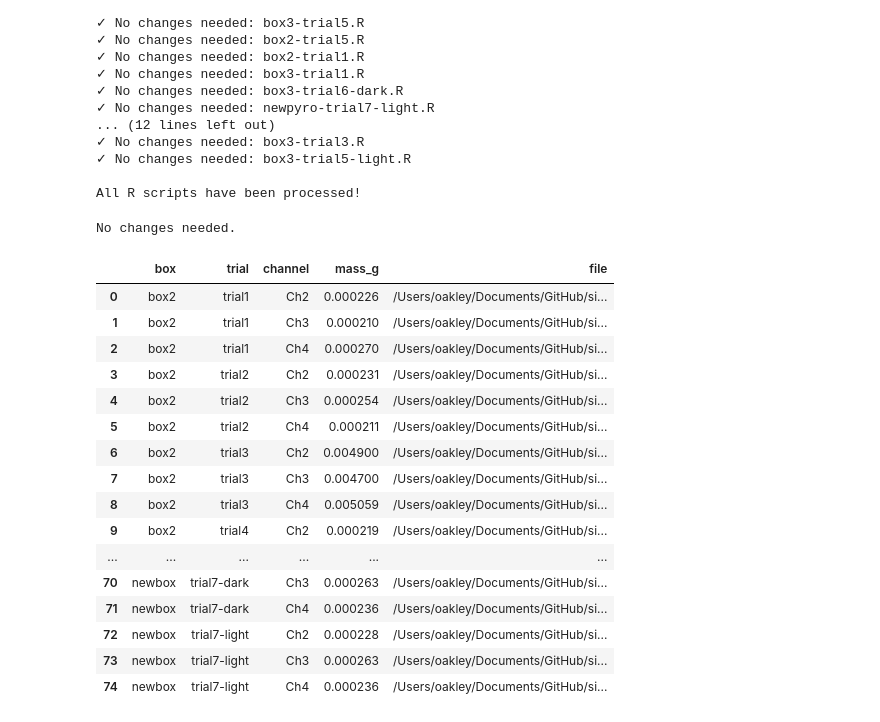
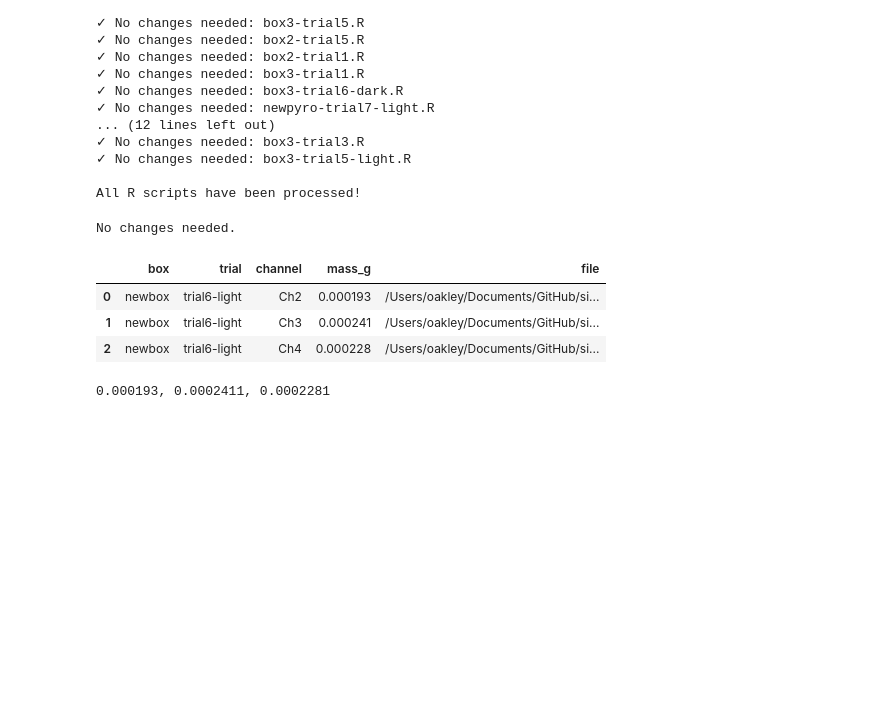
Before and after one commit to ucsb-oakley-lab/signal_respirometry, a Jupyter notebook: notebooks/B_batch_respirometry_final.ipynb, the cells around one changed output. Drawn from its saved outputs; the diff is of its cells as text; code cells hidden in the pictures; blank space fills up the shorter version.

```diff
--- a/notebooks/B_batch_respirometry_final.ipynb
+++ b/notebooks/B_batch_respirometry_final.ipynb
@@ -635,7 +637,7 @@ Completed: 14/24 runs succeeded
 # %%
 # --- Run and view a single run (ad hoc) ---
 
-single_run = next(r for r in runs if r['trial'] == 'trial4' and r['brick'] == 'box2')
+single_run = next(r for r in runs if r['trial'] == 'trial6' and r['brick'] == 'newbox')
 success, message = run_respirometry_analysis(single_run)
 print(message)
 
@@ -1147,59 +1357,53 @@ for name in changed_files:
 # %% [output]
 No changes needed.
 # %%
+#This Tool extracts the masses from the R scripts and creates a summary table
+
 import re
 from pathlib import Path
 import pandas as pd
 
 base = Path("/Users/oakley/Documents/GitHub/signal_respirometry/data/adriana_final_r")
 files = [
-    "newpyro-trial7-dark.R","newpyro-trial2.R","box3-trial7-dark.R","box2-trial2.R","newpyro-trial5.R",
-    "newpyro-trial1.R","box3-trial5.R","box2-trial5.R","box2-trial1.R","box3-trial1.R","box3-trial6-dark.R",
-    "newpyro-trial7-light.R","newpyro-trial4.R","newpyro-trial6-dark.R","box3-trial7-light.R","box3-trial6-light.R",
-    "box2-trial4.R","box3-trial4.R","newpyro-trial6-light.R","box3-trial4-light.R","newpyro-trial3.R",
-    "newpyro-trial5-light.R","box2-trial4-light.R","box2-trial3.R","box3-trial3.R","box3-trial5-light.R",
+    "newpyro-trial6-light.R",
 ]
+
+#All the files
+#"newpyro-trial2.R","box3-trial7-dark.R","box2-trial2.R","newpyro-trial5.R",
+#"newpyro-trial1.R","box3-trial5.R","box2-trial5.R","box2-trial1.R","box3-trial1.R","box3-trial6-dark.R",
+#"newpyro-trial7-light.R","newpyro-trial4.R","newpyro-trial6-dark.R","box3-trial7-light.R","box3-trial6-light.R",
+#"box2-trial4.R","box3-trial4.R","newpyro-trial6-light.R","box3-trial4-light.R","newpyro-trial3.R",
+#"newpyro-trial5-light.R","box2-trial4-light.R","box2-trial3.R","box3-trial3.R","box3-trial5-light.R"
 
 mass_re = re.compile(r"^Mass(\d+)\s*<-\s*([0-9.eE+-]+)")
 
 records = []
 for fname in files:
     path = base / fname
     if not path.exists():
         continue
     brick_raw, trial_part = path.stem.split("-", 1)
     box = "newbox" if brick_raw == "newpyro" else brick_raw  # map newpyro→newbox
     with path.open() as f:
         for line in f:
             m = mass_re.match(line.strip())
             if m:
                 channel = f"Ch{int(m.group(1))}"
                 mass = float(m.group(2))
                 records.append({
                     "box": box,
                     "trial": trial_part,   # includes light/dark suffix if present
                     "channel": channel,
                     "mass_g": mass,
                     "file": str(path),
                 })
 
 df = pd.DataFrame(records).sort_values(["box","trial","channel"]).reset_index(drop=True)
 display(df)
+print(", ".join(df["mass_g"].astype(str)))
 # %% [output]
 |  | box | trial | channel | mass_g | file |
-| 0 | box2 | trial1 | Ch2 | 0.000226 | /Users/oakley/Documents/GitHub/si... |
-| 1 | box2 | trial1 | Ch3 | 0.000210 | /Users/oakley/Documents/GitHub/si... |
-| 2 | box2 | trial1 | Ch4 | 0.000270 | /Users/oakley/Documents/GitHub/si... |
-| 3 | box2 | trial2 | Ch2 | 0.000231 | /Users/oakley/Documents/GitHub/si... |
-| 4 | box2 | trial2 | Ch3 | 0.000254 | /Users/oakley/Documents/GitHub/si... |
-| 5 | box2 | trial2 | Ch4 | 0.000211 | /Users/oakley/Documents/GitHub/si... |
-| 6 | box2 | trial3 | Ch2 | 0.004900 | /Users/oakley/Documents/GitHub/si... |
-| 7 | box2 | trial3 | Ch3 | 0.004700 | /Users/oakley/Documents/GitHub/si... |
-| 8 | box2 | trial3 | Ch4 | 0.005059 | /Users/oakley/Documents/GitHub/si... |
-| 9 | box2 | trial4 | Ch2 | 0.000219 | /Users/oakley/Documents/GitHub/si... |
-| ... | ... | ... | ... | ... | ... |
-| 70 | newbox | trial7-dark | Ch3 | 0.000263 | /Users/oakley/Documents/GitHub/si... |
-| 71 | newbox | trial7-dark | Ch4 | 0.000236 | /Users/oakley/Documents/GitHub/si... |
-| 72 | newbox | trial7-light | Ch2 | 0.000228 | /Users/oakley/Documents/GitHub/si... |
-| 73 | newbox | trial7-light | Ch3 | 0.000263 | /Users/oakley/Documents/GitHub/si... |
-| 74 | newbox | trial7-light | Ch4 | 0.000236 | /Users/oakley/Documents/GitHub/si... |
+| 0 | newbox | trial6-light | Ch2 | 0.000193 | /Users/oakley/Documents/GitHub/si... |
+| 1 | newbox | trial6-light | Ch3 | 0.000241 | /Users/oakley/Documents/GitHub/si... |
+| 2 | newbox | trial6-light | Ch4 | 0.000228 | /Users/oakley/Documents/GitHub/si... |
+0.000193, 0.0002411, 0.0002281
```
Also changed, not shown: parts of 18 cells of this notebook, 18 other files.
